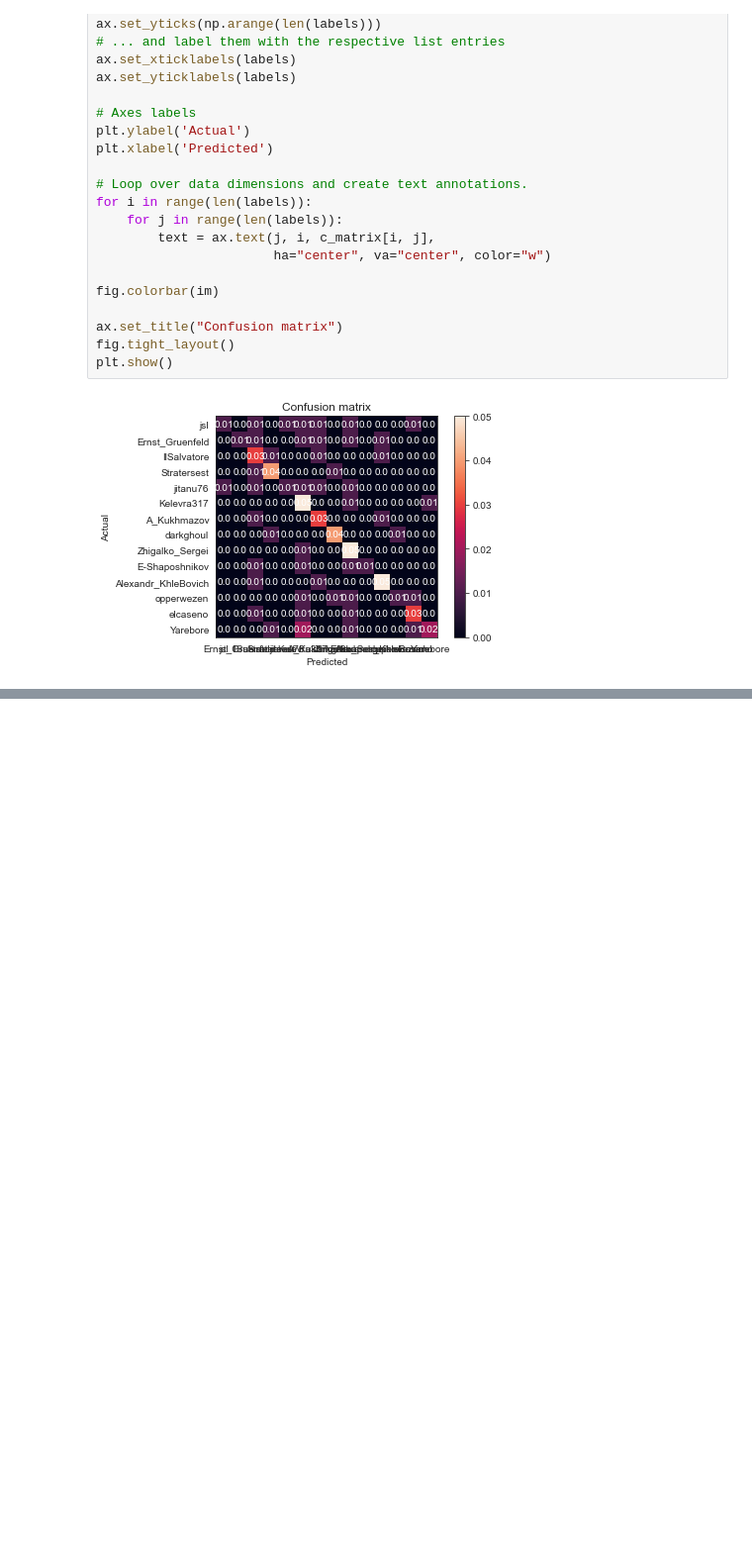
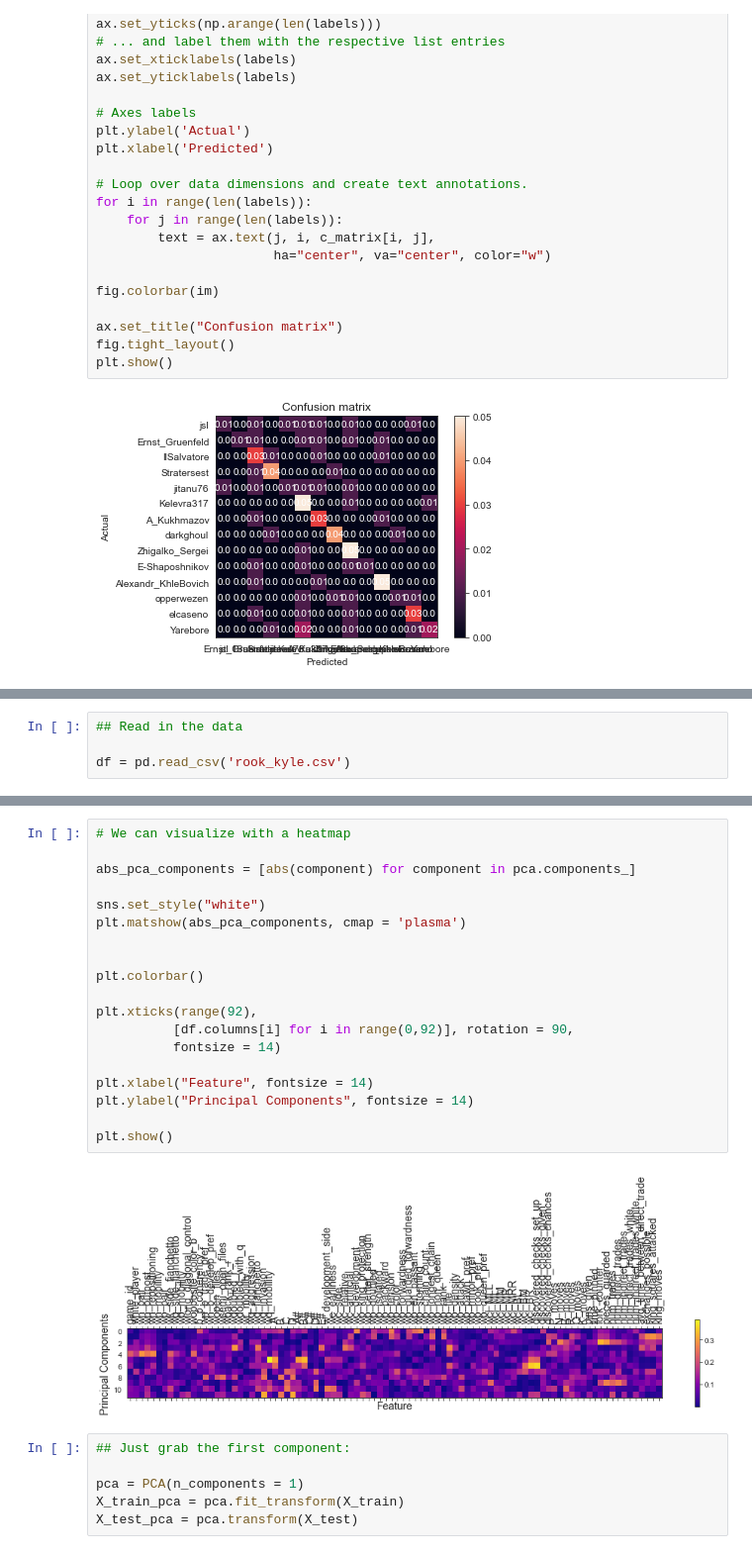
Before and after one commit to Daniel-Packer/data_science, a Jupyter notebook: chess_predictor/Summary.ipynb, the cells around one changed output, grey strips where cells are left out. Shown at 99% size. Saved outputs shown, nothing was run; the diff lists cells and outputs as text; blank space fills up the shorter version.

```diff
--- a/chess_predictor/Summary.ipynb
+++ b/chess_predictor/Summary.ipynb
@@ -250,0 +253,4 @@ plt.show()
+# %%
+## Read in the data
+
+df = pd.read_csv('rook_kyle.csv')
@@ -250,0 +325,27 @@ plt.show()
+# %%
+# We can visualize with a heatmap
+
+abs_pca_components = [abs(component) for component in pca.components_]
+
+sns.set_style("white")
+plt.matshow(abs_pca_components, cmap = 'plasma')
+
+
+plt.colorbar()
+
+plt.xticks(range(92),
+          [df.columns[i] for i in range(0,92)], rotation = 90,
+          fontsize = 14)
+
+plt.xlabel("Feature", fontsize = 14)
+plt.ylabel("Principal Components", fontsize = 14)
+
+plt.show()
+# %% [output]
+[figure, added]
+# %%
+## Just grab the first component:
+
+pca = PCA(n_components = 1)
+X_train_pca = pca.fit_transform(X_train)
+X_test_pca = pca.transform(X_test)
```
Also changed, not shown: parts of 11 cells of this notebook.
